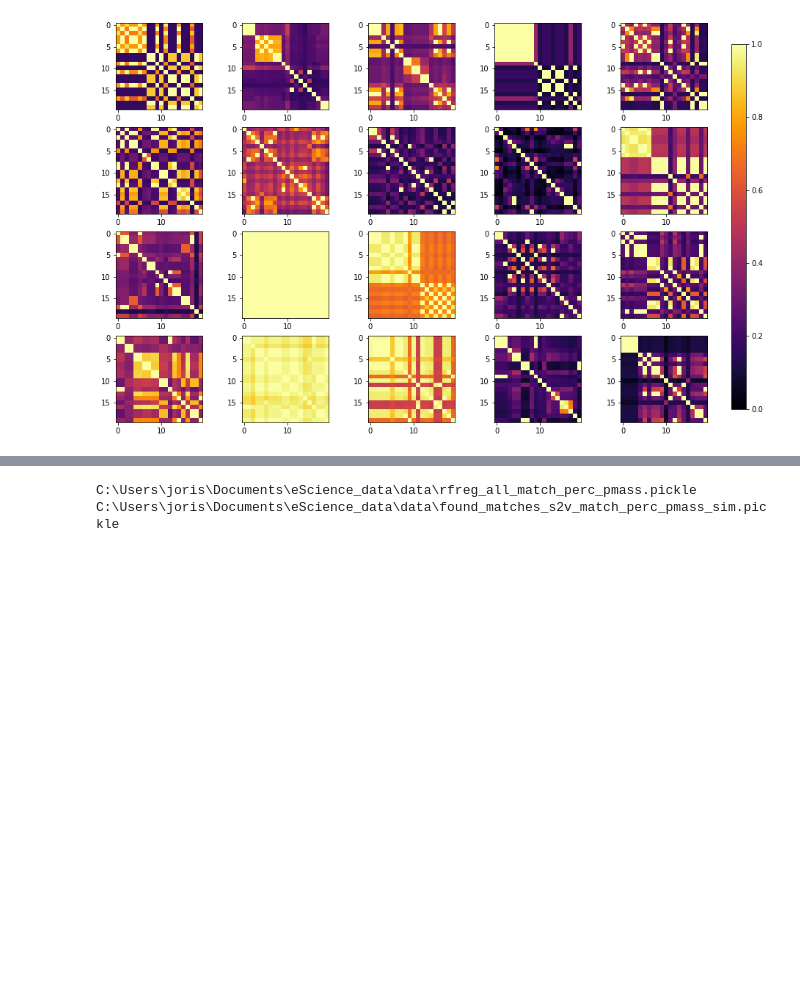
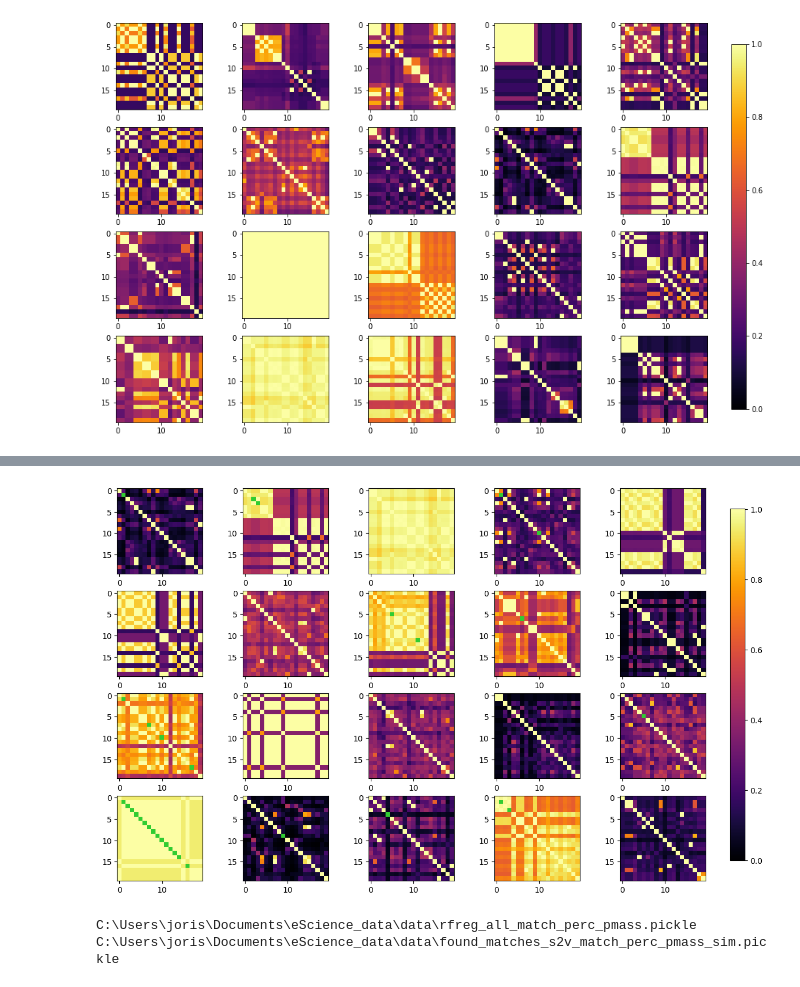
Before and after one commit to louwenjjr/improve_library_matching, a Jupyter notebook: 2-library-matching-improvement.ipynb, the cells around one changed output, grey strips where cells are left out. Saved outputs shown, nothing was run; the diff lists cells and outputs as text; code cells hidden in the pictures; blank space fills up the shorter version.

```diff
--- a/2-library-matching-improvement.ipynb
+++ b/2-library-matching-improvement.ipynb
@@ -239,3 +240,17 @@ plt.show()
+# %%
+#same plot but only the ones where the top hit is not the true hit
+plt.style.use('default')
+fig, axs = plt.subplots(4, 5, figsize=(13,9))
+for i, ax in enumerate(axs.flat):
+    im = ax.imshow(similarity_matrices_cor[ids_top_false_hits_thresh[i]], cmap=new_cmap, vmax=cor_val, vmin=0)
+
+fig.subplots_adjust(right=0.95)
+cbar_ax = fig.add_axes([0.97, 0.15, 0.02, 0.69])
+fig.colorbar(im, cax=cbar_ax)
+
+plt.show()
+# %% [output]
+[figure, added]
 # %%
 outfile = os.path.join(path_data, 'rfreg_all_match_perc_pmass.pickle')
 print(outfile)
```
Also changed, not shown: parts of 29 cells of this notebook.
